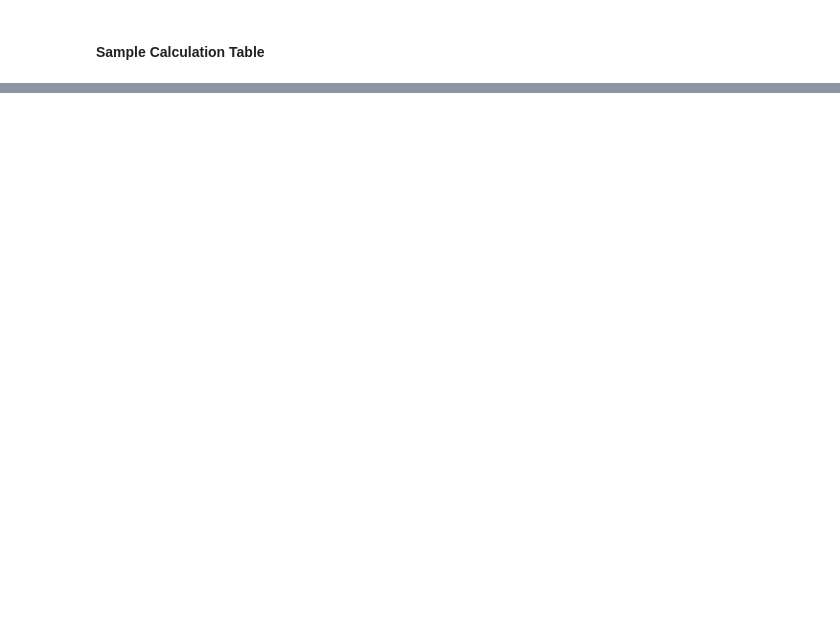
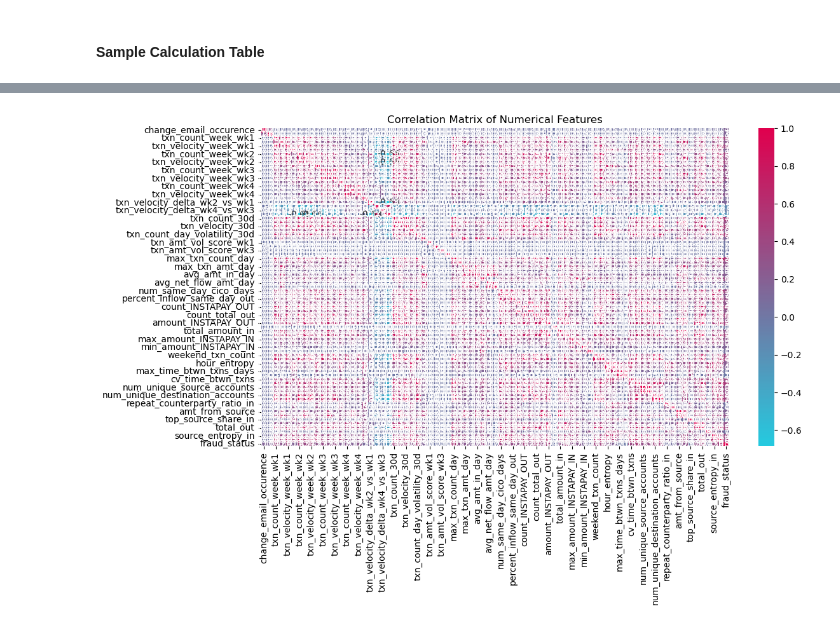
Before and after one commit to mjoshua97241/bank-fraud-detection-project, a Jupyter notebook: bank-fraud-detection-project/notebooks/1.0-mjv-initial-data-exploration.ipynb, the cells around one changed output, grey strips where cells are left out. Saved outputs shown, nothing was run; the diff lists cells and outputs as text; code cells hidden in the pictures; blank space fills up the shorter version.

```diff
--- a/bank-fraud-detection-project/notebooks/1.0-mjv-initial-data-exploration.ipynb
+++ b/bank-fraud-detection-project/notebooks/1.0-mjv-initial-data-exploration.ipynb
@@ -1346,0 +1453,5 @@ IV Details for 'max_txn_sessions_per_day_3min':
+# %%
+# Drop the binned columns as they are no longer needed
+binned_cols = [col for col in df.columns if col.endswith('_binned')]
+df = df.drop(columns=binned_cols)
+print(f"Dropped {len(binned_cols)} binned columns.")
@@ -1346,0 +1559,4 @@ IV Details for 'max_txn_sessions_per_day_3min':
+# %%
+# Separate numerical and categorical features
+numerical_features = df.select_dtypes(include=['int64', 'float64']).columns
+print(f"Numerical features: {numerical_features}")
@@ -1346,0 +1581,15 @@ IV Details for 'max_txn_sessions_per_day_3min':
+# %%
+# Calculate Pearson correlation matrix for numerical variables
+num_correlation_matrix = df[numerical_features].corr()
+
+# Create a gradient colormap from cyan (min) to magenta (max)
+cmap_cm = LinearSegmentedColormap.from_list('cyan_magenta', ['#01f0fb', '#e0004e'], N=256)
+
+# Plot correlation heatmap
+plt.figure(figsize=(12, 8))
+sns.heatmap(num_correlation_matrix, annot=True, cmap=cmap_cm, center=0, fmt='.2f')
+plt.title('Correlation Matrix of Numerical Features')
+plt.tight_layout()
+plt.show()
+# %% [output]
+[figure, added]
```
Also changed, not shown: parts of 38 cells of this notebook, 13 other files.
